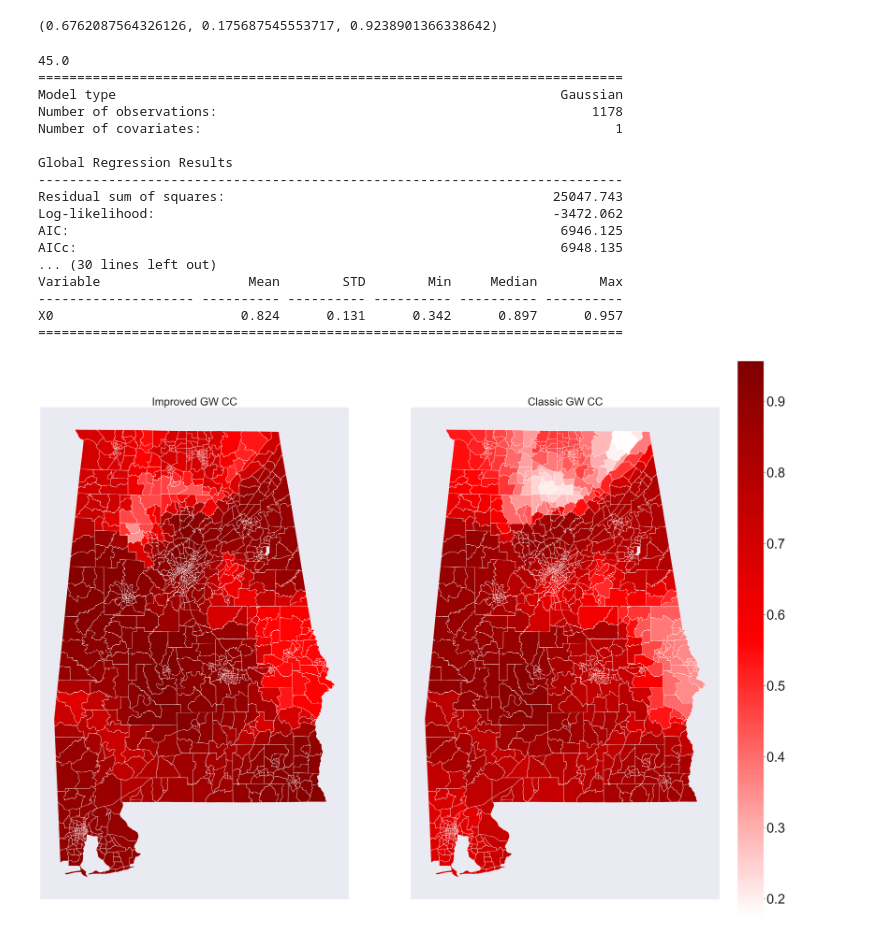
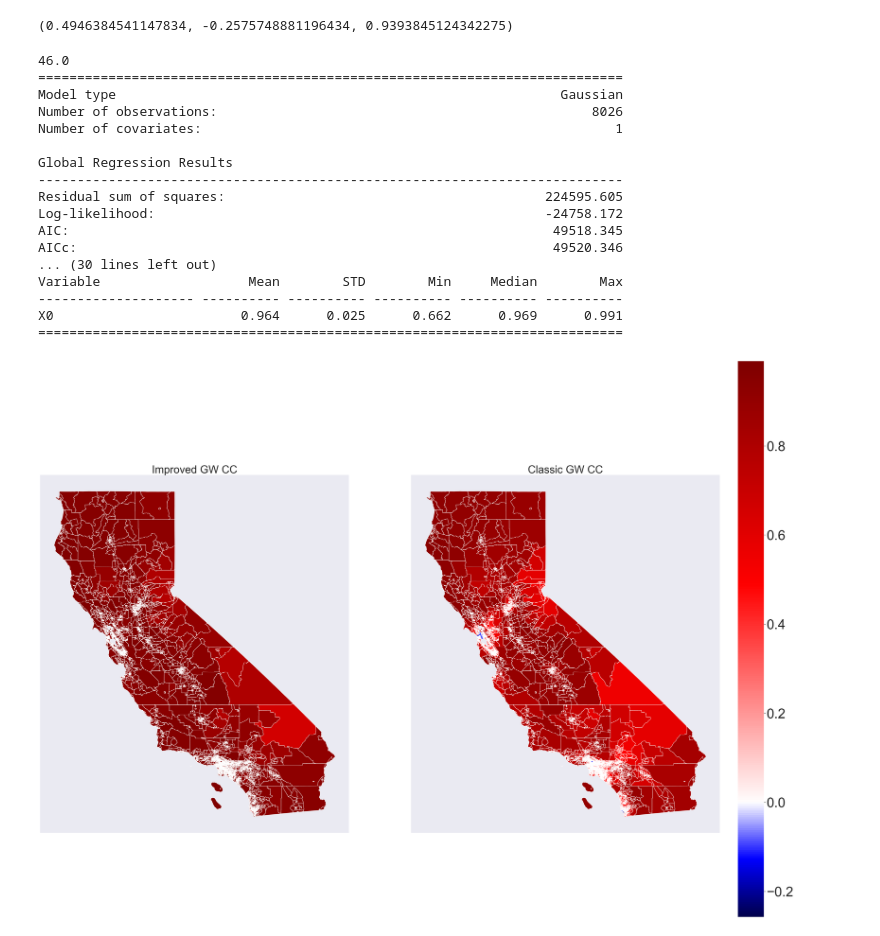
Before and after one commit to marquisvictor/GeogWCC, a Jupyter notebook: Use Case 2.ipynb, the cells around one changed output. Cells and saved outputs as stored; diff of their text form; code cells hidden in the pictures.

Commit message:
use case 2 cali tracts updated. Use case 1 has the bama tracts

```diff
--- a/Use Case 2.ipynb
+++ b/Use Case 2.ipynb
@@ -48,11 +48,11 @@ california = createCensus(california)
 # %%
 alabama = createCensus(alabama)
 # %%
-g_y = alabama['D3APO'].values.reshape((-1,1))
-g_X = alabama[['prop_sidewalk']].values
+g_y = california['D3APO'].values.reshape((-1,1))
+g_X = california[['prop_sidewalk']].values
 
-u = alabama['lon']
-v = alabama['lat']
+u = california['lon']
+v = california['lat']
 
 g_coords = list(zip(u,v))
 # %%
@@ -104,9 +104,9 @@ for i in range(len(x_)):
 
 corr_mat.mean(), corr_mat.min(), corr_mat.max()
 # %% [output]
-(0.6762087564326126, 0.175687545553717, 0.9238901366338642)
+(0.4946384541147834, -0.2575748881196434, 0.9393845124342275)
 # %%
-alabama['gwr_calc'] = corr_mat
+california['gwr_calc'] = corr_mat
 # %%
 gwr_selector_n = Sel_BW(g_coords, g_y, g_X)
 gwr_bw_n = gwr_selector_n.search()
@@ -114,25 +114,25 @@ print(gwr_bw_n)
 gwr_results_n = GWR(g_coords, g_y, g_X, 150, constant=False, lwcc=True).fit()
 gwr_results_n.summary()
 # %% [output]
-45.0
+46.0
 ===========================================================================
 Model type                                                         Gaussian
-Number of observations:                                                1178
+Number of observations:                                                8026
 Number of covariates:                                                     1
 
 Global Regression Results
 ---------------------------------------------------------------------------
-Residual sum of squares:                                          25047.743
-Log-likelihood:                                                   -3472.062
-AIC:                                                               6946.125
-AICc:                                                              6948.135
+Residual sum of squares:                                         224595.605
+Log-likelihood:                                                  -24758.172
+AIC:                                                              49518.345
+AICc:                                                             49520.346
 ... (30 lines left out)
 Variable                   Mean        STD        Min     Median        Max
 -------------------- ---------- ---------- ---------- ---------- ----------
-X0                        0.824      0.131      0.342      0.897      0.957
+X0                        0.964      0.025      0.662      0.969      0.991
 ===========================================================================
 # %%
-alabama['new_algo_params'] = gwr_results_n.params
+california['new_algo_params'] = gwr_results_n.params
 # %%
 import numpy as np
 
@@ -300,6 +300,6 @@ def compare_surfaces(data, var1, var2, savefig=None):
 # %%
 # from utils import compare_surfaces
 
-compare_surfaces(alabama, 'new_algo_params', 'gwr_calc', savefig='./figs/fixed-bandwidth/use-case 2/bama-tracts.png')
+compare_surfaces(california, 'new_algo_params', 'gwr_calc', savefig='./figs/fixed-bandwidth/use-case 2/cali-tracts.png')
 # %% [output]
-[figure, old version]
+[figure, new version]
```
Also changed, not shown: parts of 1 cell of this notebook, 1 other file.
